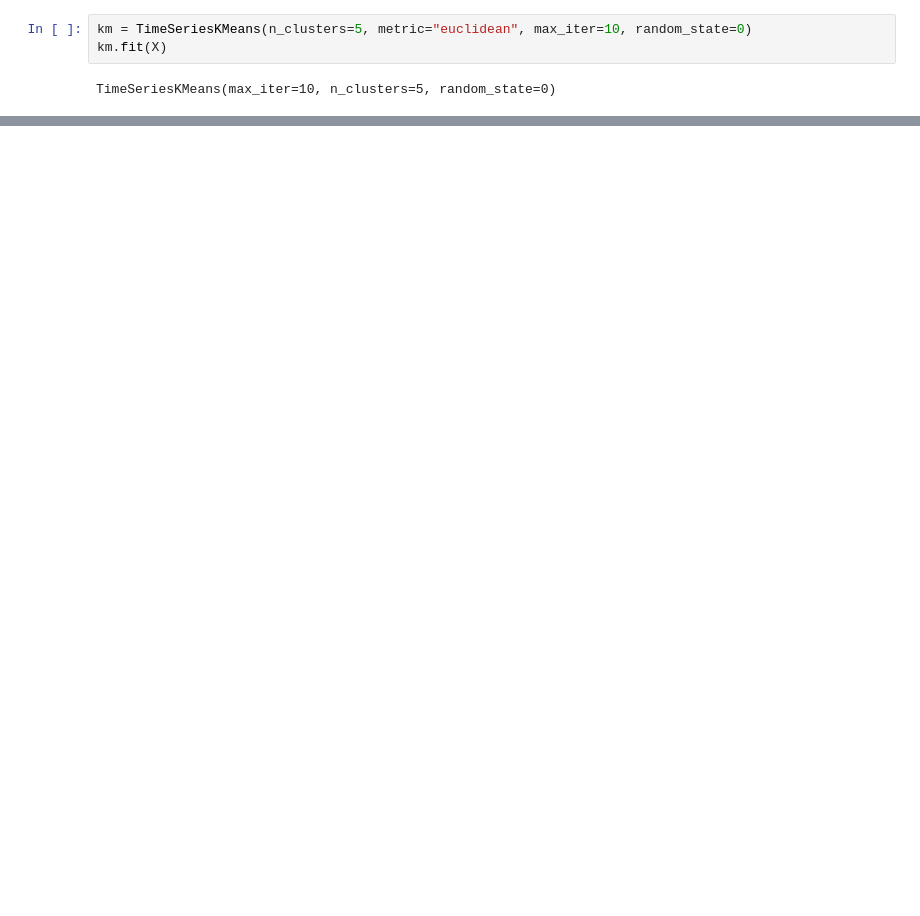
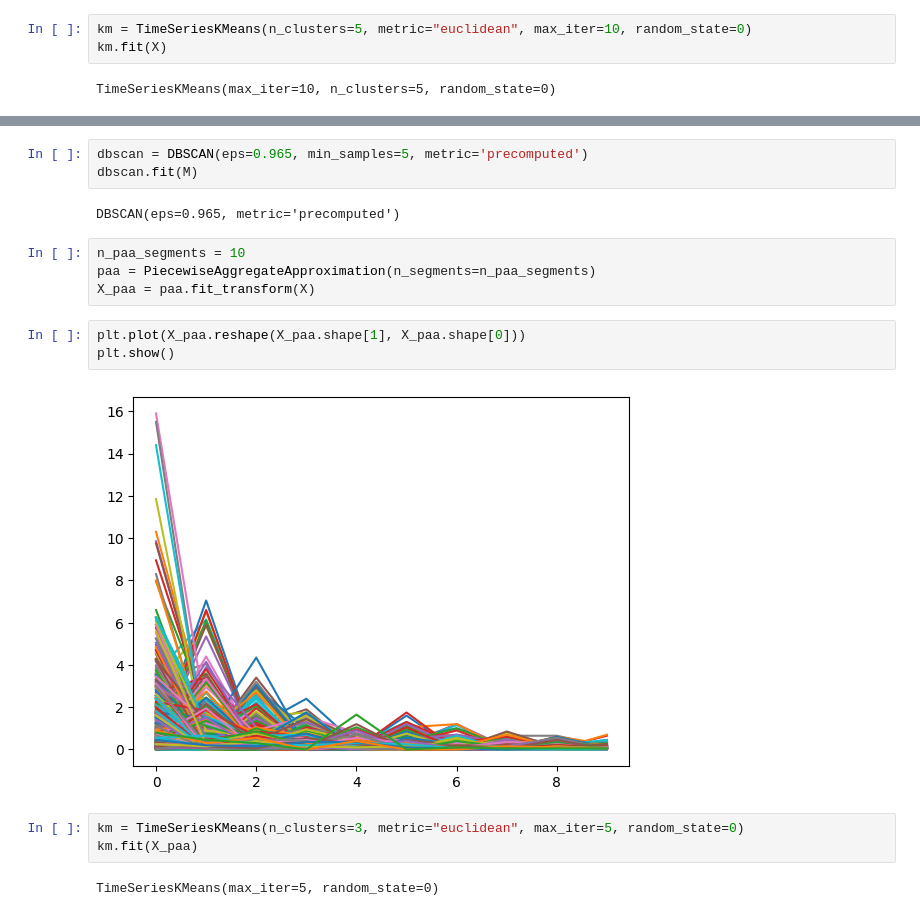
Before and after one commit to biancaziliotto/DataMiningProject, a Jupyter notebook: 4_TSAnalysis.ipynb, the cells around one changed output, grey strips where cells are left out. Drawn from its saved outputs; the diff is of its cells as text; blank space fills up the shorter version.

```diff
--- a/4_TSAnalysis.ipynb
+++ b/4_TSAnalysis.ipynb
@@ -197,0 +287,19 @@ plt.show()
+# %%
+dbscan = DBSCAN(eps=0.965, min_samples=5, metric='precomputed')
+dbscan.fit(M)
+# %% [output]
+DBSCAN(eps=0.965, metric='precomputed')
+# %%
+n_paa_segments = 10
+paa = PiecewiseAggregateApproximation(n_segments=n_paa_segments)
+X_paa = paa.fit_transform(X)
+# %%
+plt.plot(X_paa.reshape(X_paa.shape[1], X_paa.shape[0]))
+plt.show()
+# %% [output]
+[figure, added]
+# %%
+km = TimeSeriesKMeans(n_clusters=3, metric="euclidean", max_iter=5, random_state=0)
+km.fit(X_paa)
+# %% [output]
+TimeSeriesKMeans(max_iter=5, random_state=0)
```
Also changed, not shown: parts of 52 cells of this notebook.
